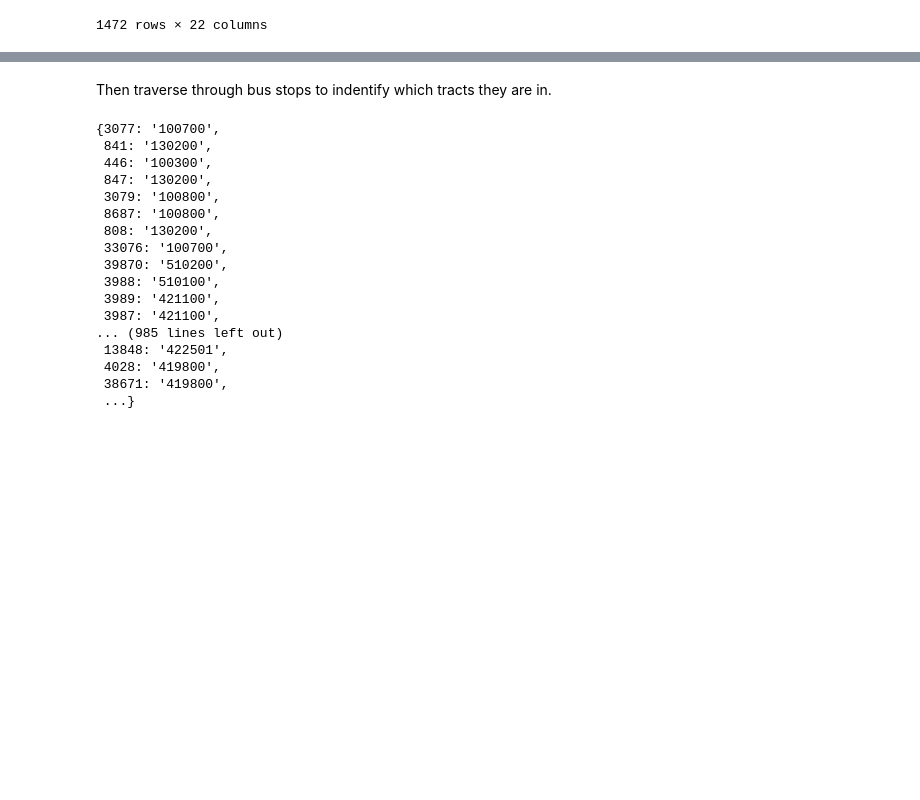
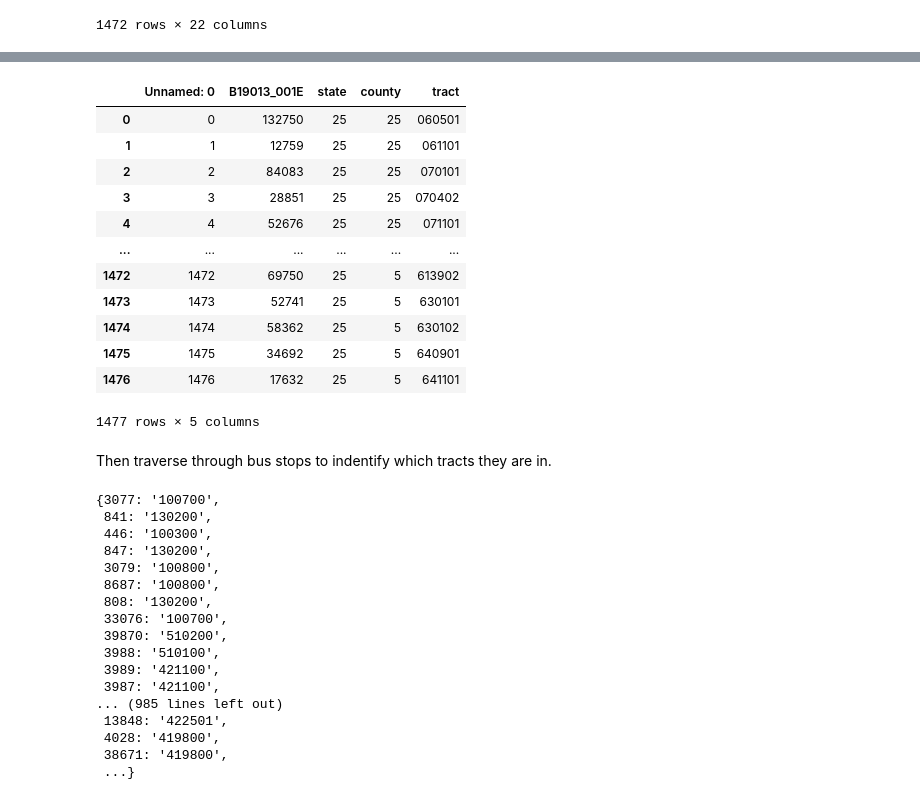
Before and after one commit to BU-Spark/CS506-Fall2020-Projects, a Jupyter notebook: transit_equity_team1/programs/Transit_Equity.ipynb, the cells around one changed output, grey strips where cells are left out. Cells and saved outputs as stored; diff of their text form; code cells hidden in the pictures; blank space fills up the shorter version.

```diff
--- a/transit_equity_team1/programs/Transit_Equity.ipynb
+++ b/transit_equity_team1/programs/Transit_Equity.ipynb
@@ -56,7 +58,7 @@ def load_median_hh_income():
 # %%
 busstop_gdf = load_bus_stop()
 census_tract_gdf = load_census_tract()
-median_income_for_tract_gdf = load_median_hh_income()
+median_income_for_tract_df = load_median_hh_income()
 
 # Collect Census Data:
 # res = get_median_hh_income()
@@ -111,0 +114,18 @@ median_income_for_tract_gdf
+# %%
+# zfill the tractID to 6-digit str
+median_income_for_tract_df.tract = [str(x).zfill(6) for x in median_income_for_tract_df['tract']]
+median_income_for_tract_df
+# %% [output]
+|  | Unnamed: 0 | B19013_001E | state | county | tract |
+| 0 | 0 | 132750 | 25 | 25 | 060501 |
+| 1 | 1 | 12759 | 25 | 25 | 061101 |
+| 2 | 2 | 84083 | 25 | 25 | 070101 |
+| 3 | 3 | 28851 | 25 | 25 | 070402 |
+| 4 | 4 | 52676 | 25 | 25 | 071101 |
+| ... | ... | ... | ... | ... | ... |
+| 1472 | 1472 | 69750 | 25 | 5 | 613902 |
+| 1473 | 1473 | 52741 | 25 | 5 | 630101 |
+| 1474 | 1474 | 58362 | 25 | 5 | 630102 |
+| 1475 | 1475 | 34692 | 25 | 5 | 640901 |
+| 1476 | 1476 | 17632 | 25 | 5 | 641101 |
+1477 rows × 5 columns
```
Also changed, not shown: parts of 8 cells of this notebook, 1 other file.
